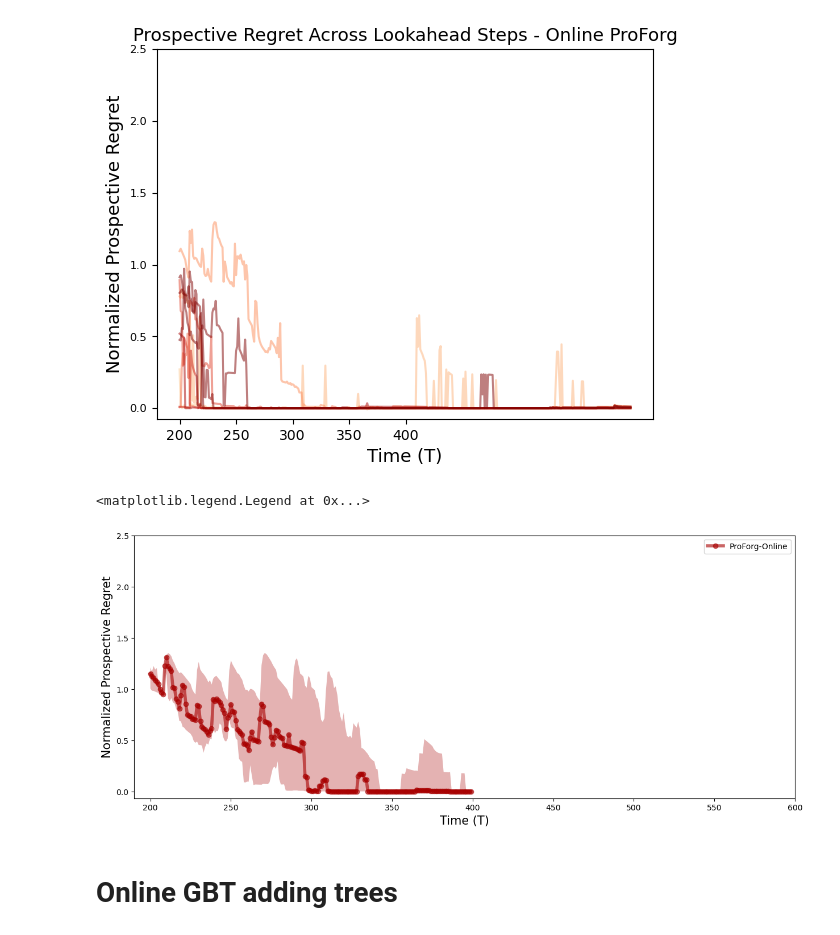
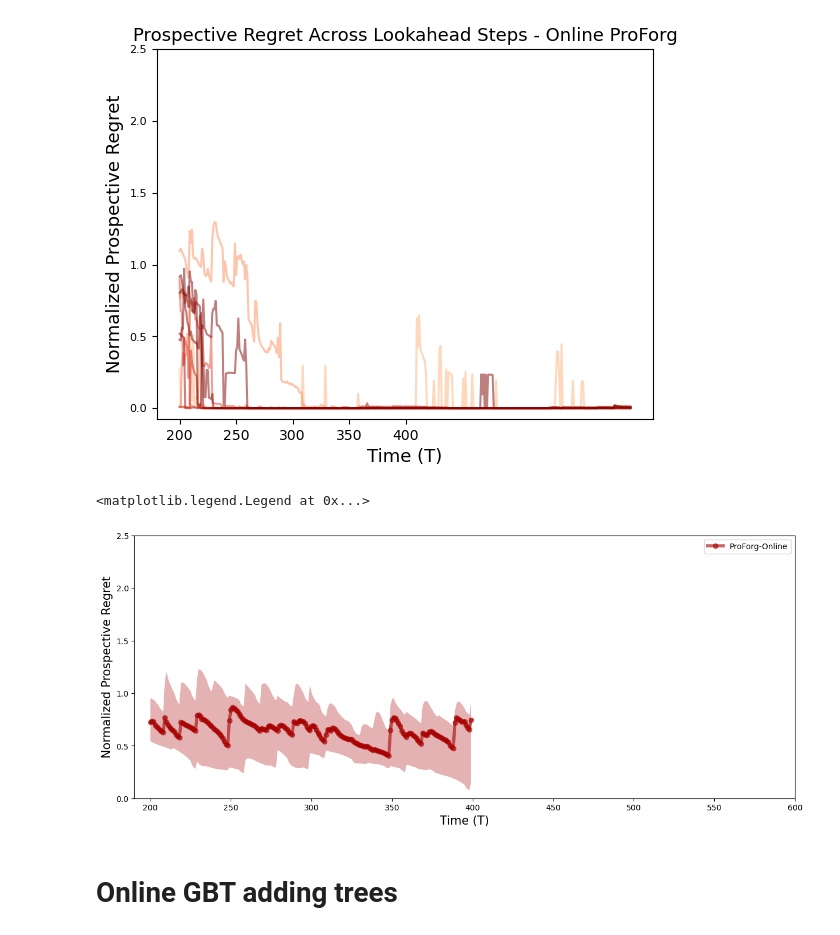
Before and after one commit to neurodata/ProspectiveForaging, a Jupyter notebook: notebooks/online_RF_PAVFM.ipynb, the cells around one changed output. Saved outputs shown, nothing was run; the diff lists cells and outputs as text; code cells hidden in the pictures.

```diff
--- a/notebooks/online_RF_PAVFM.ipynb
+++ b/notebooks/online_RF_PAVFM.ipynb
@@ -490,7 +492,8 @@ colors = {"PAFM_RF_offline":pafm_df_offline,
           }
 
 Ts_online = np.arange(200,400,1)
-PREGRETS_arr = PREGRETS_arr
+
+PREGRETS_arr = PREGRETS_arr[[0,1,2,3,4,5,6,7,8,9],:]
 median = np.median(PREGRETS_arr, axis=0)
 q25  = np.nanpercentile(PREGRETS_arr, 25, axis=0)
 q75  = np.nanpercentile(PREGRETS_arr, 75, axis=0)
@@ -517,34 +520,34 @@ plt.fill_between(Ts_online, q25, q75, color=colors["PVAFM_RF_online"], alpha=0.3
 # # q25 = median  - np.std(PREGRETS_random_PAFM_arr, axis=0)
 # # q75  = median  + np.std(PREGRETS_random_PAFM_arr, axis=0)
 # q25  = np.nanpercentile(PREGRETS_random_PAFM_arr, 25, axis=0)
 # q75  = np.nanpercentile(PREGRETS_random_PAFM_arr, 75, axis=0)
 # plt.plot(Ts_online, median,color=colors["PAFM_RF_offline"], lw = linewidth,marker='o',alpha = 0.6,label = 'ProForg - I - Offline')
 # plt.fill_between(Ts_online, q25, q75, color=colors["PAFM_RF_offline"], alpha=0.30, edgecolor="none")
 
 
 
 
 # median = np.median(PREGRETS_PAFM_DF_arr, axis=0)
 # q25  = np.nanpercentile(PREGRETS_PAFM_DF_arr, 25, axis=0)
 # q75  = np.nanpercentile(PREGRETS_PAFM_DF_arr, 75, axis=0)
 # plt.plot(Ts_DF, median,color=colors["PAFM_RF"], lw = linewidth,marker='o',alpha = 0.3,label = 'ProForg - offline')
 # plt.fill_between(Ts_DF, q25, q75, color=colors["PAFM_RF"], alpha=0.20, edgecolor="none")
 
 
 # xticks = Ts_online + Ts_DF
 # xticklabels = [str(v) if v in [128,256,512] else ""
 #                for i, v in enumerate(xticks)]
 
 # plt.xticks(xticks, labels=xticklabels,fontsize = fontsize-5)
 plt.xticks([200,250,300,350,400,450,500,550,600])
 plt.yticks([0,0.5,1,1.5,2,2.5],fontsize = fontsize-5)
 plt.xlabel("Time (T)",fontsize = fontsize)
 plt.ylabel("Normalized Prospective Regret", fontsize = fontsize)
 # plt.title('Prospective Regret Across Lookahead Steps - Online vs Offline',fontsize = fontsize)
 plt.legend()
 # %% [output]
 <matplotlib.legend.Legend at 0x...>
-[figure, old version]
+[figure, new version]
 # %% [markdown]
 # Online GBT adding trees
 # %%
```
Also changed, not shown: parts of 1 cell of this notebook, 2 other files.
